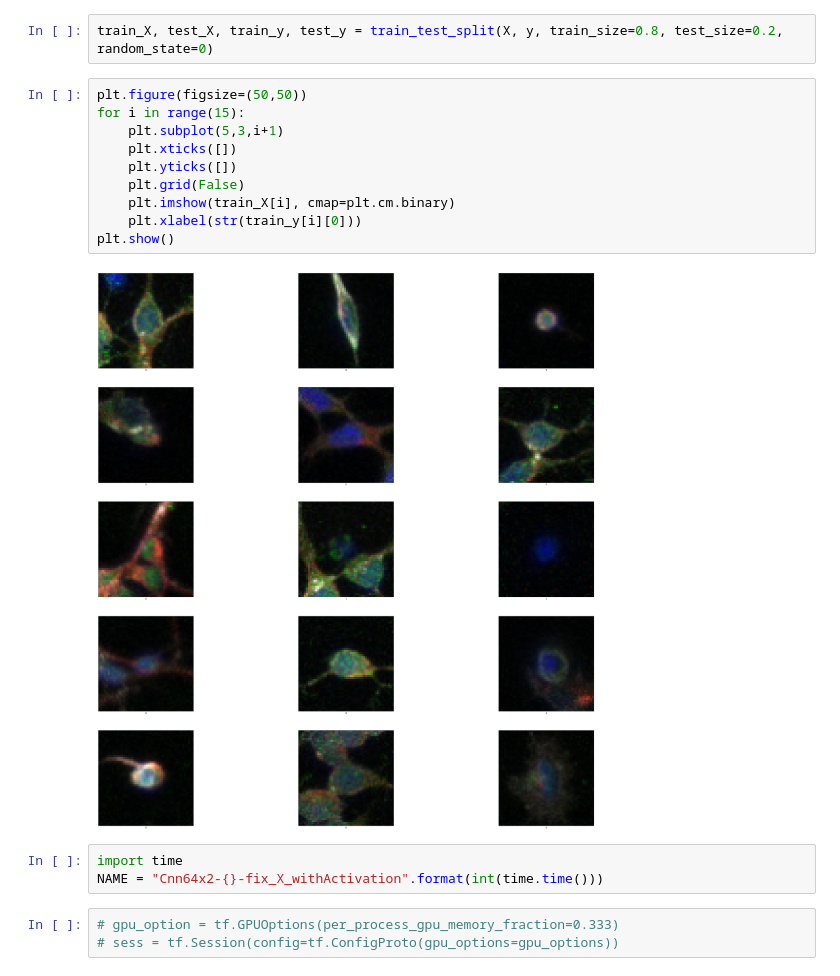
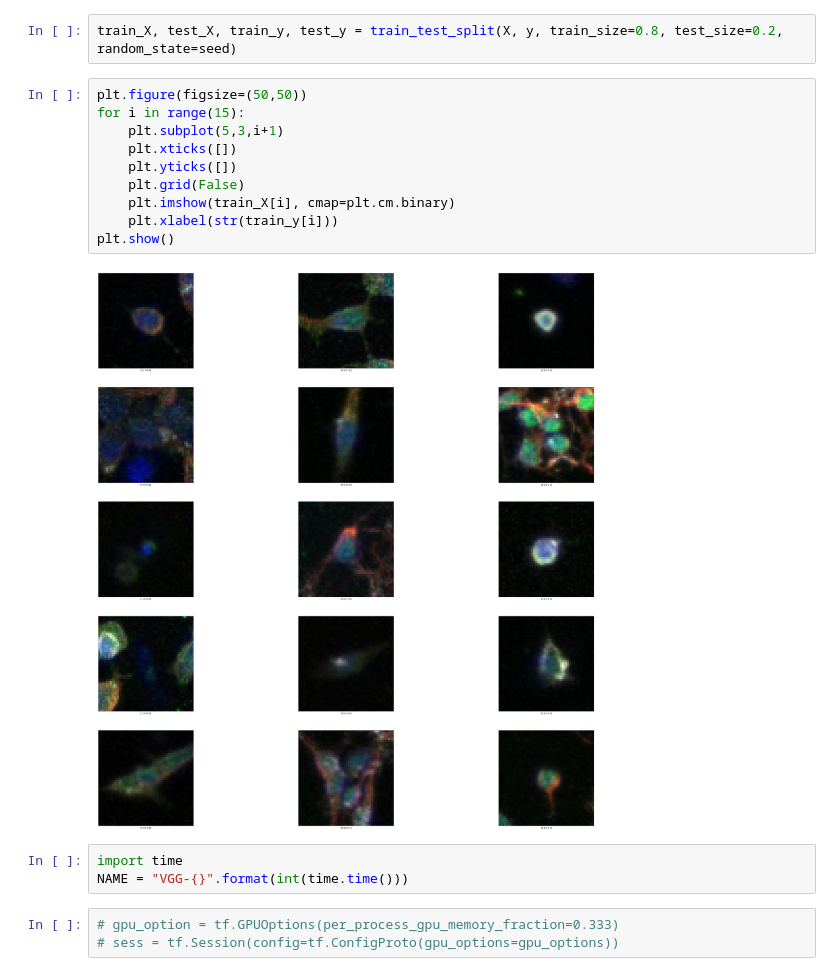
Before and after one commit to PreibischLab/PixelWise_Cell_Classification, a Jupyter notebook: VGG.ipynb, the cells around one changed output. Drawn from its saved outputs; the diff is of its cells as text.

```diff
--- a/VGG.ipynb
+++ b/VGG.ipynb
@@ -19,20 +38,20 @@ print(y.shape)
 # %%
-train_X, test_X, train_y, test_y = train_test_split(X, y, train_size=0.8, test_size=0.2, random_state=0)
+train_X, test_X, train_y, test_y = train_test_split(X, y, train_size=0.8, test_size=0.2, random_state=seed)
 # %%
 plt.figure(figsize=(50,50))
 for i in range(15):
     plt.subplot(5,3,i+1)
     plt.xticks([])
     plt.yticks([])
     plt.grid(False)
     plt.imshow(train_X[i], cmap=plt.cm.binary)
-    plt.xlabel(str(train_y[i][0]))
+    plt.xlabel(str(train_y[i]))
 plt.show()
 # %% [output]
-[figure, old version]
+[figure, new version]
 # %%
 import time
-NAME = "Cnn64x2-{}-fix_X_withActivation".format(int(time.time()))
+NAME = "VGG-{}".format(int(time.time()))
 # %%
 # gpu_option = tf.GPUOptions(per_process_gpu_memory_fraction=0.333)
 # sess = tf.Session(config=tf.ConfigProto(gpu_options=gpu_options))
```
Also changed, not shown: parts of 12 cells of this notebook, 16 other files.
